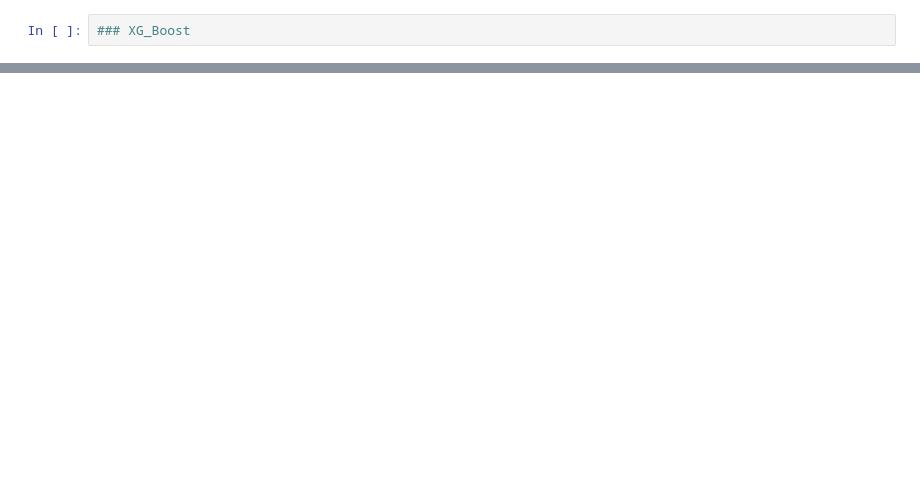
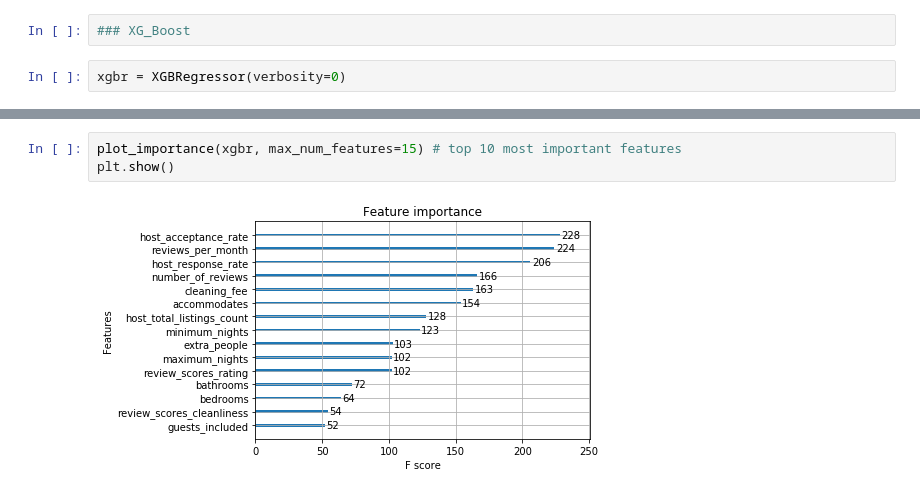
Before and after one commit to sezinsezgin/boston-airbnb, a Jupyter notebook: model-selection.ipynb, the cells around one changed output, grey strips where cells are left out. Saved outputs shown, nothing was run; the diff lists cells and outputs as text; blank space fills up the shorter version.

```diff
--- a/model-selection.ipynb
+++ b/model-selection.ipynb
@@ -91,2 +90,4 @@ importances[importances['Gini-importance']!=0]
 # %%
 ### XG_Boost
+# %%
+xgbr = XGBRegressor(verbosity=0)
@@ -92,0 +141,5 @@ importances[importances['Gini-importance']!=0]
+# %%
+plot_importance(xgbr, max_num_features=15) # top 10 most important features
+plt.show()
+# %% [output]
+[figure, added]
```
Also changed, not shown: parts of 17 cells of this notebook, 5 other files.
